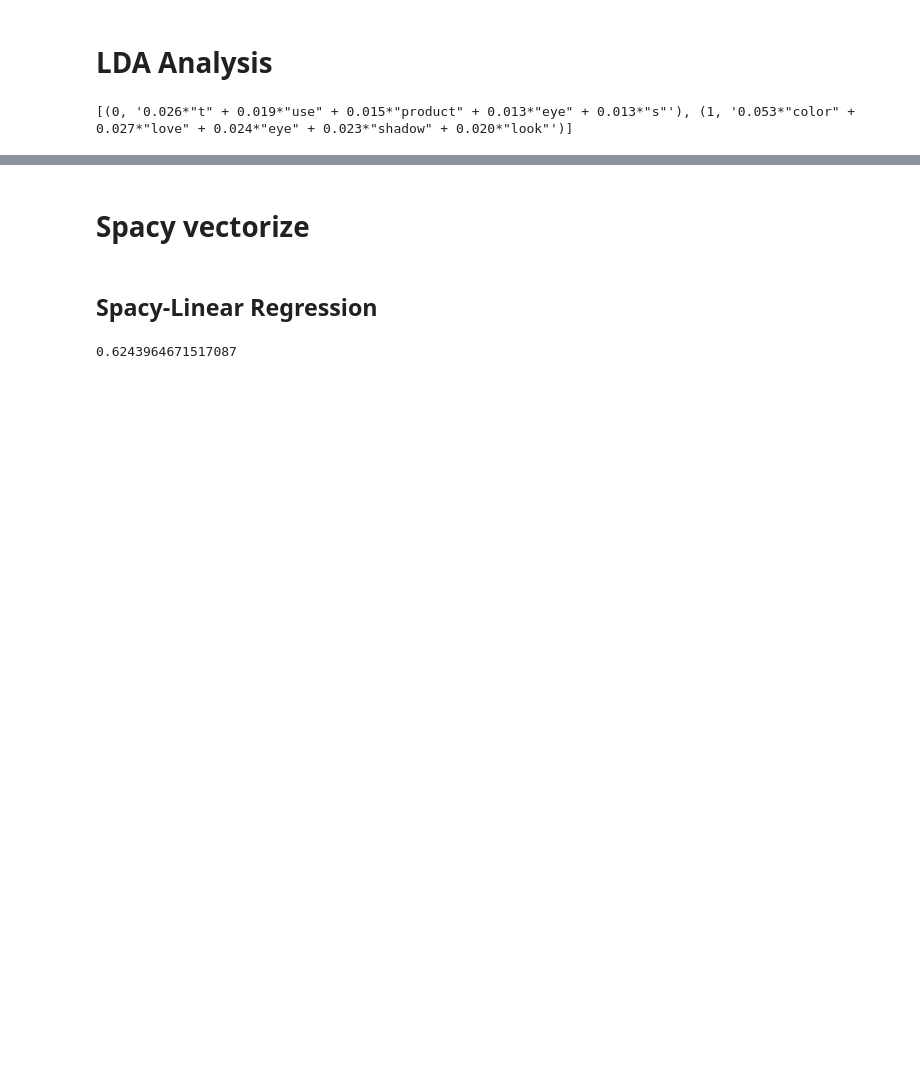
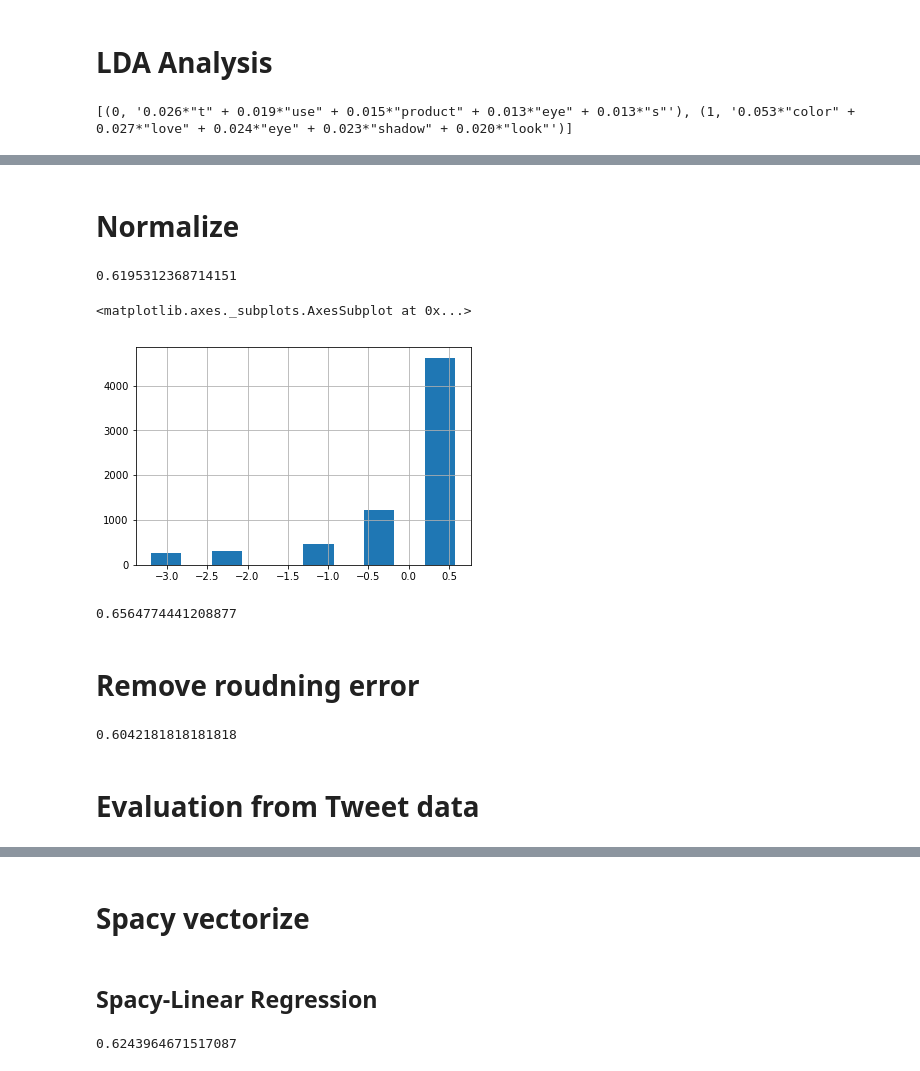
Before and after one commit to ChesterHsieh/CS579_Project, a Jupyter notebook: Twitter Scrape/Sentiment Analysis.ipynb, the cells around one changed output, grey strips where cells are left out. Cells and saved outputs as stored; diff of their text form; code cells hidden in the pictures; blank space fills up the shorter version.

```diff
--- a/Twitter Scrape/Sentiment Analysis.ipynb
+++ b/Twitter Scrape/Sentiment Analysis.ipynb
@@ -47,7 +47,7 @@ PATH = "./"
 #import configparser
 
 
-PATH = './private_key.txt'
+PATH = '/home/chesterhsieh/Desktop/579_proj/CS579_Project/Twiiter_Spider/private_key.txt'
 
 def get_setting(config_file):
     """ Read the config_file and construct an instance of TwitterAPI.
@@ -68,7 +68,7 @@ def get_setting(config_file):
 
 dict_key =  get_setting(PATH)
 
-MONGO_HOST_TW= "mongodb://{0}:{1}@ec2-34-205-144-84.compute-1.amazonaws.com/twitterdb".format(dict_key['mongo_db_user'],dict_key['mongo_db_password']) # assuming you have mongoDB installed locally
+MONGO_HOST_TW= "mongodb://{0}:{1}@ec2-52-87-161-70.compute-1.amazonaws.com/twitterdb".format(dict_key['mongo_db_user'],dict_key['mongo_db_password']) # assuming you have mongoDB installed locally
 MONGO_HOST_Amazondb = "mongodb://{0}:{1}@ec2-52-87-161-70.compute-1.amazonaws.com/Amazondb".format(dict_key['mongo_db_user'],dict_key['mongo_db_password']) # assuming you have mongoDB installed locally
 
 client_tw = MongoClient(MONGO_HOST_TW)
@@ -225,0 +242,24 @@ sorted(top_coef_terms,key = lambda x: -x[1])
+# %% [markdown]
+# Normalize
+# %%
+num_mean = df.Rating.mean()
+num_std = df.Rating.std()
+# %%
+df['z_score'] = df.Rating.apply(lambda x: (x - num_mean) / num_std)
+# %%
+X_train, X_test, y_train, y_test = train_test_split(
+                                             df.ReviewText, df.z_score,
+                                             test_size=0.33,
+                                             random_state=53)
+# %%
+lr_regression = LinearRegression()
+lr_regression.fit(tfidf_train, y_train)
+pred = lr_regression.predict(tfidf_test)
+metrics.regression.mean_absolute_error(y_test,pred)
+# %% [output]
+0.6195312368714151
+# %%
+y_test.hist()
+# %% [output]
+<matplotlib.axes._subplots.AxesSubplot at 0x...>
+[figure, added]
@@ -225,0 +269,13 @@ sorted(top_coef_terms,key = lambda x: -x[1])
+# %%
+metrics.regression.mean_absolute_error(y_test,pred)
+# %% [output]
+0.6564774441208877
+# %% [markdown]
+# Remove roudning error
+# %%
+pred_rounded = np.round(pred)
+metrics.regression.mean_absolute_error(y_test,pred_rounded)
+# %% [output]
+0.6042181818181818
+# %% [markdown]
+# Evaluation from Tweet data
```
Also changed, not shown: parts of 57 cells of this notebook, 2 other files.
